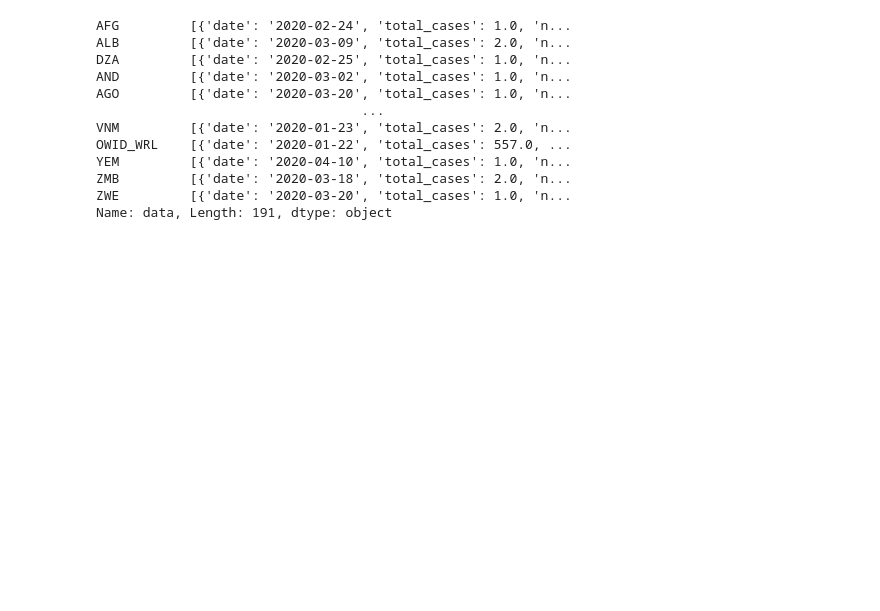
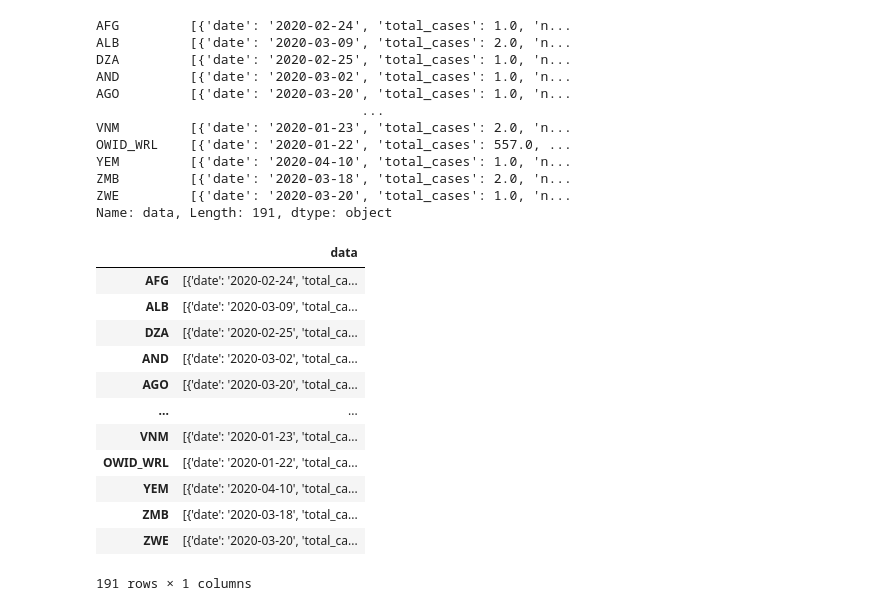
Before and after one commit to EDA-COVID/Proyecto_equipo, a Jupyter notebook: notebooks/day1.ipynb, the cells around one changed output. Saved outputs shown, nothing was run; the diff lists cells and outputs as text; code cells hidden in the pictures; blank space fills up the shorter version.

```diff
--- a/notebooks/day1.ipynb
+++ b/notebooks/day1.ipynb
@@ -125,3 +141,20 @@ YEM         [{'date': '2020-04-10', 'total_cases': 1.0, 'n...
 ZMB         [{'date': '2020-03-18', 'total_cases': 2.0, 'n...
 ZWE         [{'date': '2020-03-20', 'total_cases': 1.0, 'n...
 Name: data, Length: 191, dtype: object
+# %%
+data_data_covid = data_covid.loc[:, ['data']]
+data_data_covid
+# %% [output]
+|  | data |
+| AFG | [{'date': '2020-02-24', 'total_ca... |
+| ALB | [{'date': '2020-03-09', 'total_ca... |
+| DZA | [{'date': '2020-02-25', 'total_ca... |
+| AND | [{'date': '2020-03-02', 'total_ca... |
+| AGO | [{'date': '2020-03-20', 'total_ca... |
+| ... | ... |
+| VNM | [{'date': '2020-01-23', 'total_ca... |
+| OWID_WRL | [{'date': '2020-01-22', 'total_ca... |
+| YEM | [{'date': '2020-04-10', 'total_ca... |
+| ZMB | [{'date': '2020-03-18', 'total_ca... |
+| ZWE | [{'date': '2020-03-20', 'total_ca... |
+191 rows × 1 columns
```
Also changed, not shown: parts of 4 cells of this notebook.
